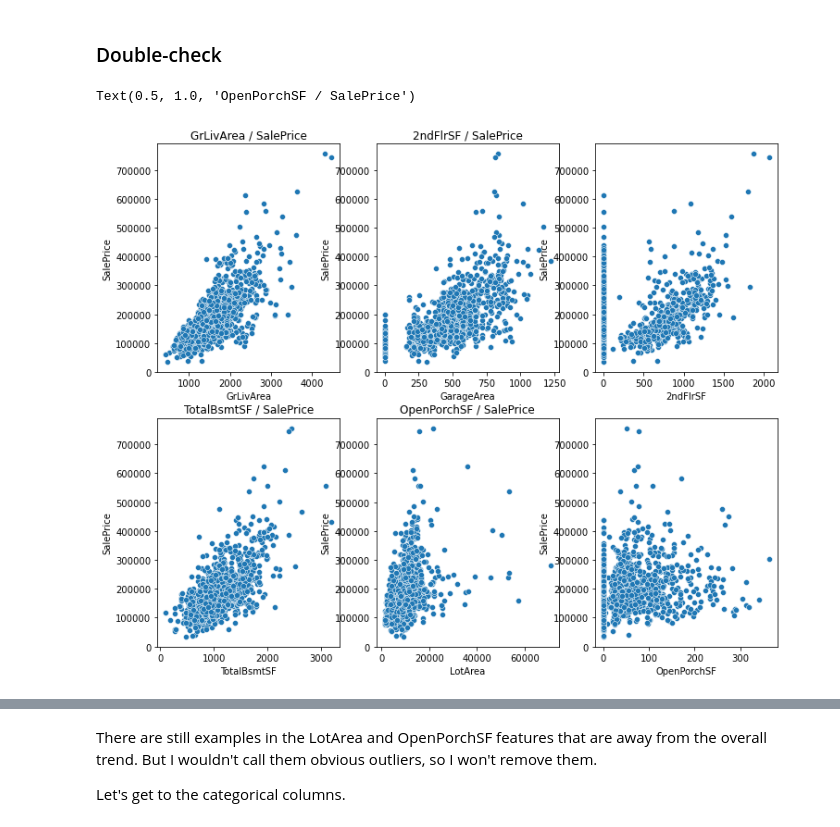
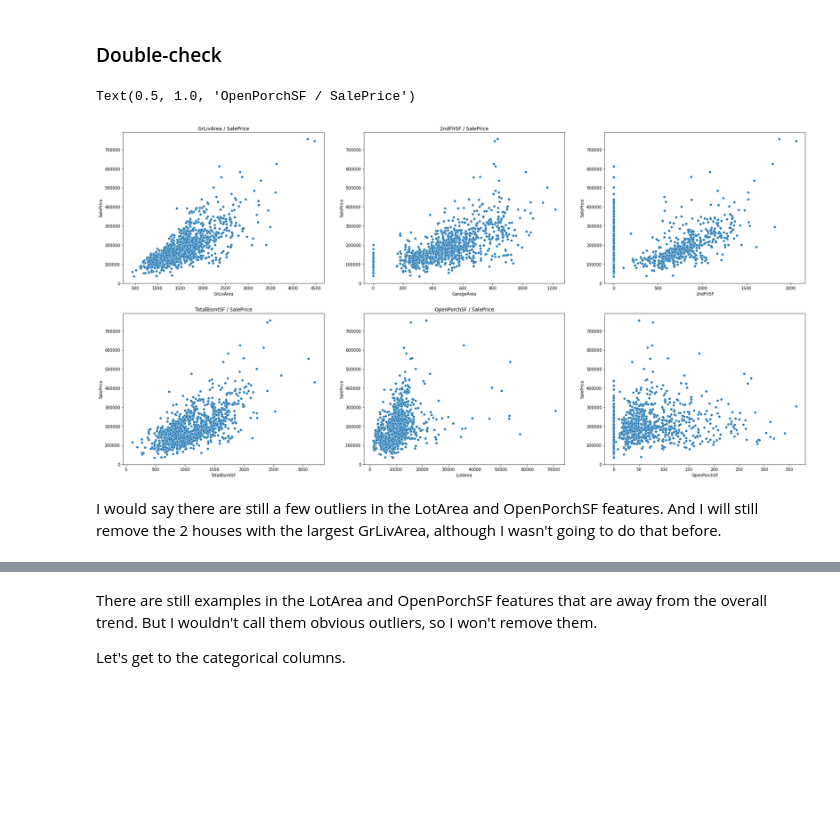
Before and after one commit to KorniiVlasenko/House-Price-Predictor-ML-Regression, a Jupyter notebook: Notebooks/Exploratory/explaratory_analysis.ipynb, the cells around one changed output, grey strips where cells are left out. Saved outputs shown, nothing was run; the diff lists cells and outputs as text; code cells hidden in the pictures; blank space fills up the shorter version.

```diff
--- a/Notebooks/Exploratory/explaratory_analysis.ipynb
+++ b/Notebooks/Exploratory/explaratory_analysis.ipynb
@@ -482,25 +483,27 @@ X = X.drop(indices_to_remove)
 # %% [markdown]
 ### Double-check
 # %%
-fig, axes = plt.subplots(2, 3, figsize=(12, 10))
+fig, axes = plt.subplots(2, 3, figsize=(30, 15))
 
 sns.scatterplot(x=X['GrLivArea'], y=y, ax=axes[0, 0])
 axes[0, 0].set_title('GrLivArea / SalePrice')
 
 sns.scatterplot(x=X['GarageArea'], y=y, ax=axes[0, 1])
 axes[0, 1].set_title('GarageArea / SalePrice')
 
 sns.scatterplot(x=X['2ndFlrSF'], y=y, ax=axes[0, 2])
 axes[0, 1].set_title('2ndFlrSF / SalePrice')
 
 sns.scatterplot(x=X['TotalBsmtSF'], y=y, ax=axes[1, 0])
 axes[1, 0].set_title('TotalBsmtSF / SalePrice')
 
 sns.scatterplot(x=X['LotArea'], y=y, ax=axes[1, 1])
 axes[1, 1].set_title('LotArea / SalePrice')
 
 sns.scatterplot(x=X['OpenPorchSF'], y=y, ax=axes[1, 2])
 axes[1, 1].set_title('OpenPorchSF / SalePrice')
 # %% [output]
 Text(0.5, 1.0, 'OpenPorchSF / SalePrice')
-[figure, old version]
+[figure, new version]
+# %% [markdown]
+I would say there are still a few outliers in the LotArea and OpenPorchSF features. And I will still remove the 2 houses with the largest GrLivArea, although I wasn't going to do that before.
```
Also changed, not shown: parts of 69 cells of this notebook, 2 other files.
